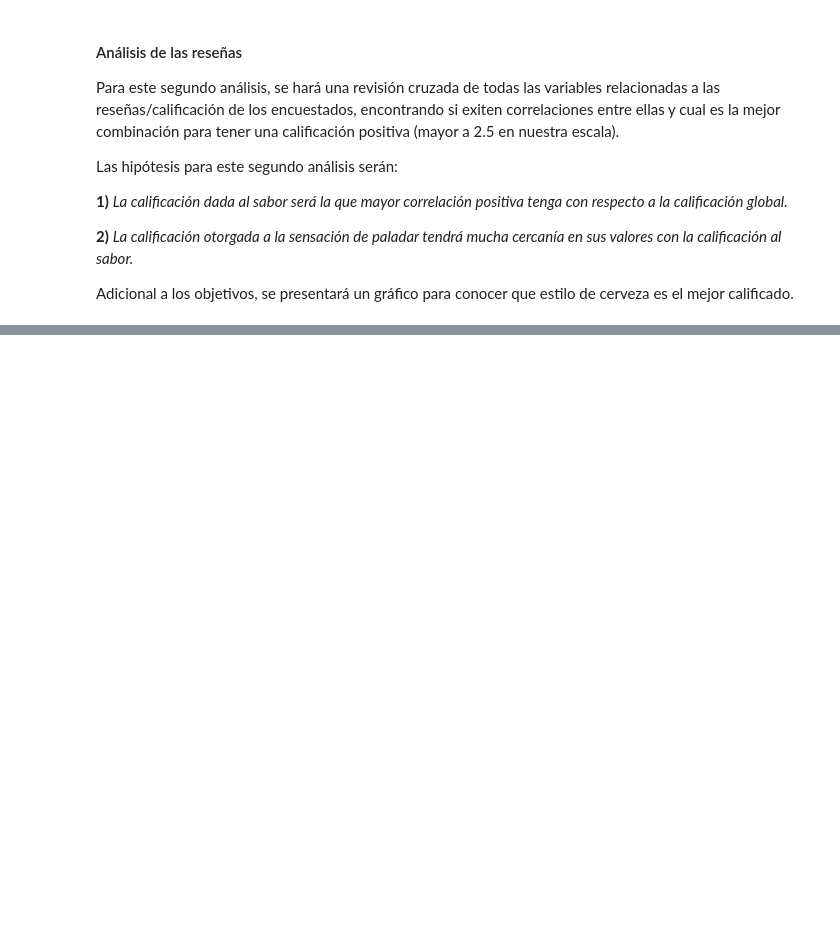
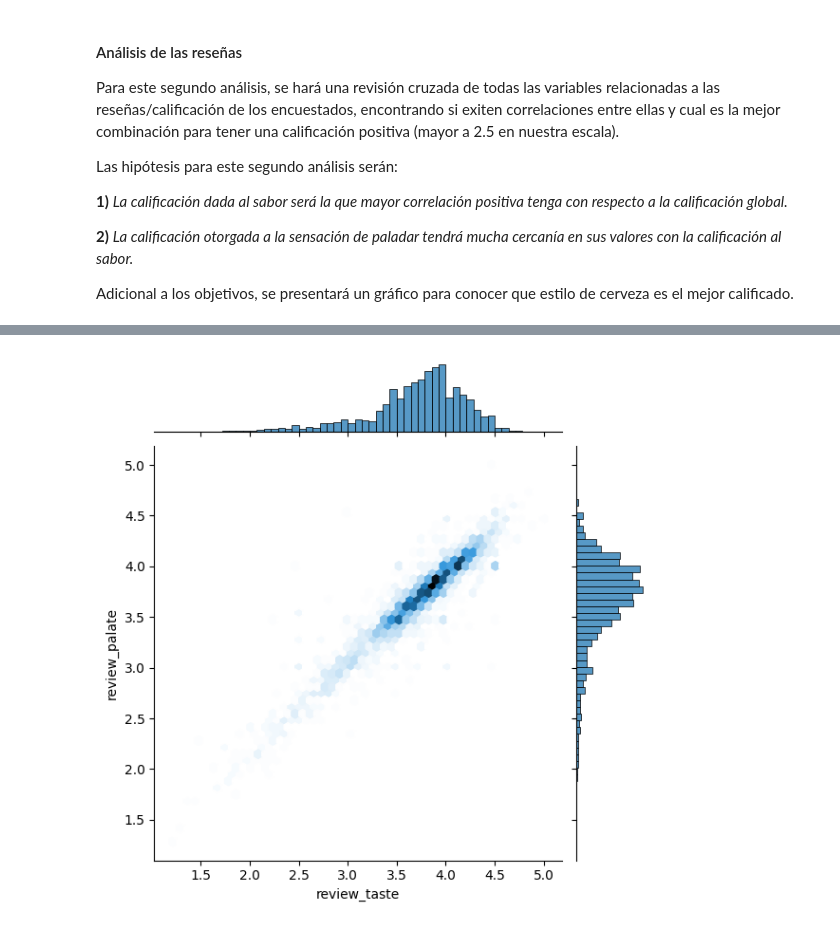
Before and after one commit to JMRRT1992/Coderhouse, a Jupyter notebook: Proyecto/Data/Raw/Entrega 2/vizualizacion_ReyesRetanaT.ipynb, the cells around one changed output, grey strips where cells are left out. Saved outputs shown, nothing was run; the diff lists cells and outputs as text; code cells hidden in the pictures; blank space fills up the shorter version.

```diff
--- a/Proyecto/Data/Raw/Entrega 2/vizualizacion_ReyesRetanaT.ipynb
+++ b/Proyecto/Data/Raw/Entrega 2/vizualizacion_ReyesRetanaT.ipynb
@@ -582,0 +577,5 @@ Text(0.5, 1.0, 'Calficaciones Global vs Sabor')
+# %%
+#Segundo gráfico para comparar las calificaciones de sabor y paladar.
+calif2 = sns.jointplot(data = wrk_df, x = "review_taste", y = "review_palate", kind = "hex")
+# %% [output]
+[figure, added]
```
Also changed, not shown: parts of 4 cells of this notebook.
